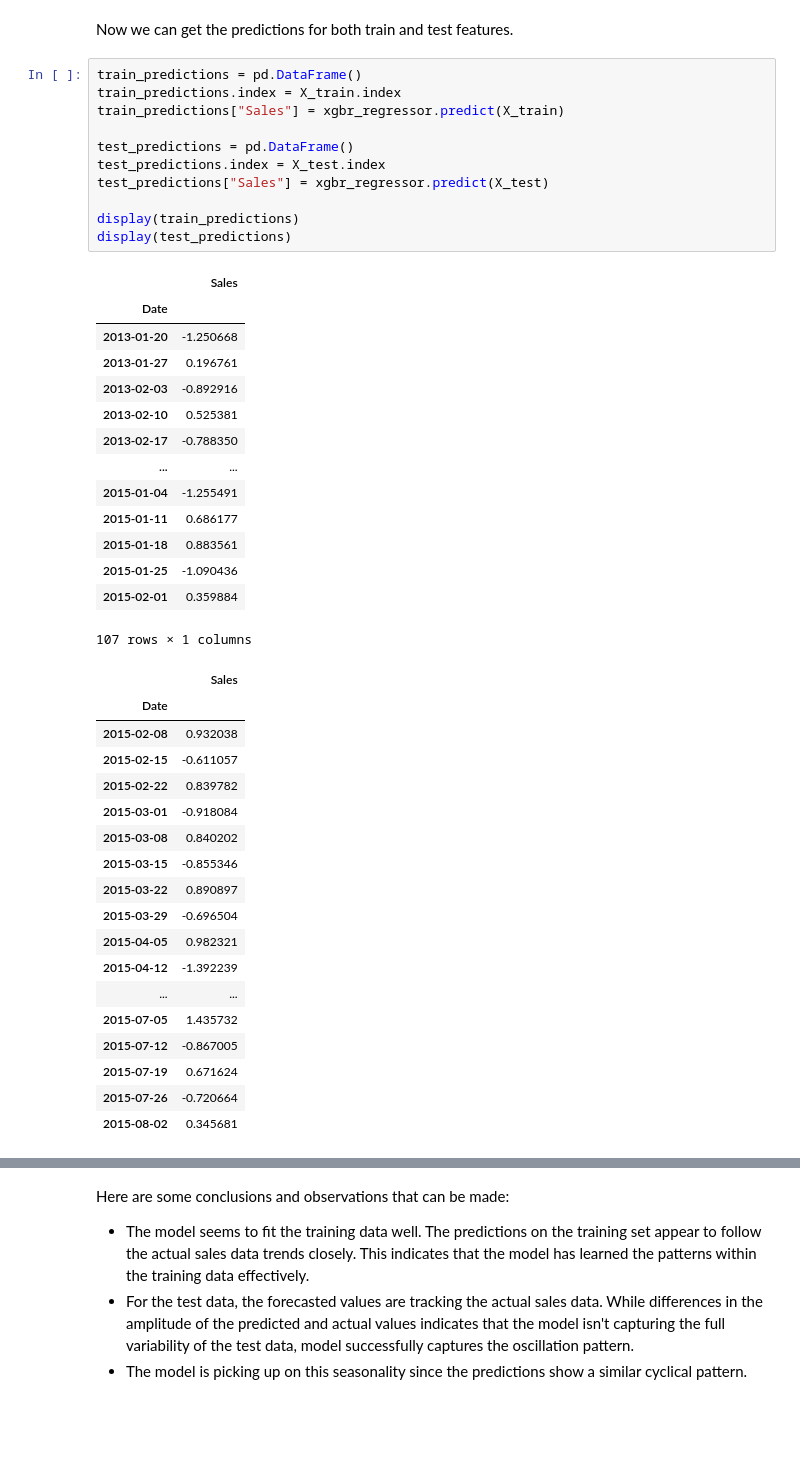
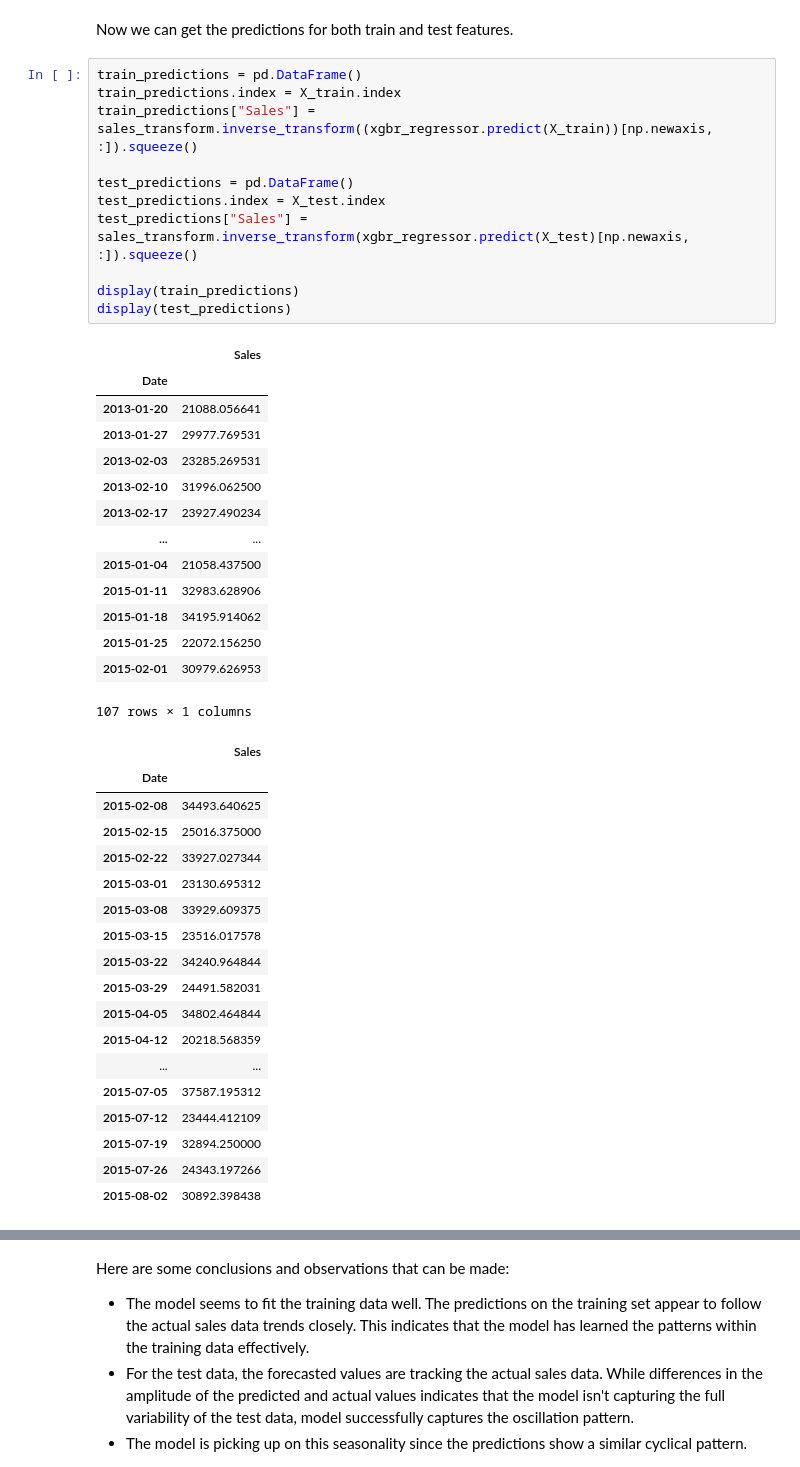
Before and after one commit to TheCamilovisk/RossmannSalesForecasting, a Jupyter notebook: XGBoost_model.ipynb, the cells around one changed output, grey strips where cells are left out. Cells and saved outputs as stored; diff of their text form; blank space fills up the shorter version.

Commit message:
Applying the inverse transform on predictions.

```diff
--- a/XGBoost_model.ipynb
+++ b/XGBoost_model.ipynb
@@ -307,45 +308,45 @@ Now we can get the predictions for both train and test features.
 # %%
 train_predictions = pd.DataFrame()
 train_predictions.index = X_train.index
-train_predictions["Sales"] = xgbr_regressor.predict(X_train)
+train_predictions["Sales"] = sales_transform.inverse_transform((xgbr_regressor.predict(X_train))[np.newaxis, :]).squeeze()
 
 test_predictions = pd.DataFrame()
 test_predictions.index = X_test.index
-test_predictions["Sales"] = xgbr_regressor.predict(X_test)
+test_predictions["Sales"] = sales_transform.inverse_transform(xgbr_regressor.predict(X_test)[np.newaxis, :]).squeeze()
 
 display(train_predictions)
 display(test_predictions)
 # %% [output]
 |  | Sales |
 | Date |  |
-| 2013-01-20 | -1.250668 |
-| 2013-01-27 | 0.196761 |
-| 2013-02-03 | -0.892916 |
-| 2013-02-10 | 0.525381 |
-| 2013-02-17 | -0.788350 |
+| 2013-01-20 | 21088.056641 |
+| 2013-01-27 | 29977.769531 |
+| 2013-02-03 | 23285.269531 |
+| 2013-02-10 | 31996.062500 |
+| 2013-02-17 | 23927.490234 |
 | ... | ... |
-| 2015-01-04 | -1.255491 |
-| 2015-01-11 | 0.686177 |
-| 2015-01-18 | 0.883561 |
-| 2015-01-25 | -1.090436 |
-| 2015-02-01 | 0.359884 |
+| 2015-01-04 | 21058.437500 |
+| 2015-01-11 | 32983.628906 |
+| 2015-01-18 | 34195.914062 |
+| 2015-01-25 | 22072.156250 |
+| 2015-02-01 | 30979.626953 |
 107 rows × 1 columns
 |  | Sales |
 | Date |  |
-| 2015-02-08 | 0.932038 |
-| 2015-02-15 | -0.611057 |
-| 2015-02-22 | 0.839782 |
-| 2015-03-01 | -0.918084 |
-| 2015-03-08 | 0.840202 |
-| 2015-03-15 | -0.855346 |
-| 2015-03-22 | 0.890897 |
-| 2015-03-29 | -0.696504 |
-| 2015-04-05 | 0.982321 |
-| 2015-04-12 | -1.392239 |
+| 2015-02-08 | 34493.640625 |
+| 2015-02-15 | 25016.375000 |
+| 2015-02-22 | 33927.027344 |
+| 2015-03-01 | 23130.695312 |
+| 2015-03-08 | 33929.609375 |
+| 2015-03-15 | 23516.017578 |
+| 2015-03-22 | 34240.964844 |
+| 2015-03-29 | 24491.582031 |
+| 2015-04-05 | 34802.464844 |
+| 2015-04-12 | 20218.568359 |
 | ... | ... |
-| 2015-07-05 | 1.435732 |
-| 2015-07-12 | -0.867005 |
-| 2015-07-19 | 0.671624 |
-| 2015-07-26 | -0.720664 |
-| 2015-08-02 | 0.345681 |
+| 2015-07-05 | 37587.195312 |
+| 2015-07-12 | 23444.412109 |
+| 2015-07-19 | 32894.250000 |
+| 2015-07-26 | 24343.197266 |
+| 2015-08-02 | 30892.398438 |
 # %%
```
Also changed, not shown: parts of 2 cells of this notebook.
